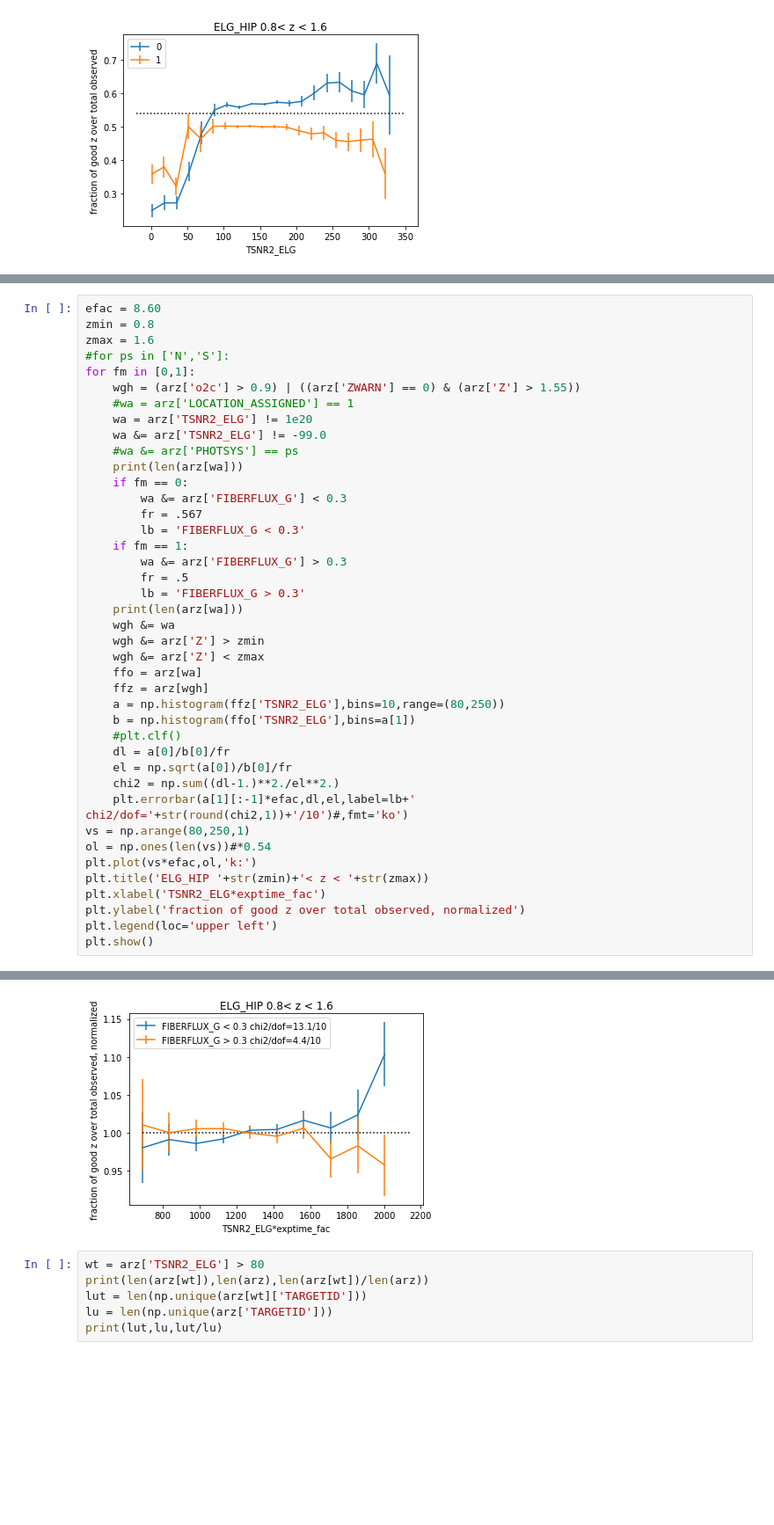
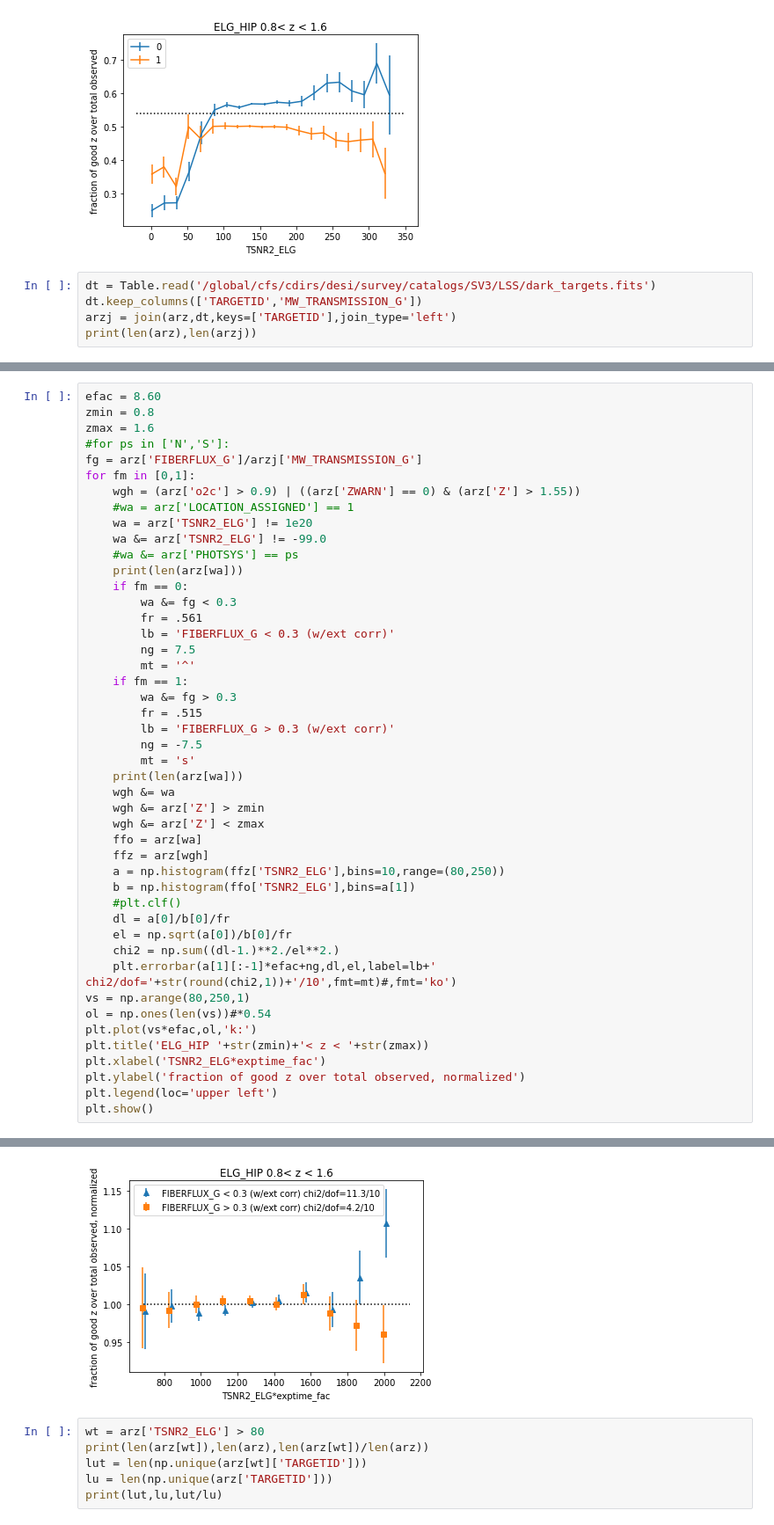
Before and after one commit to desihub/LSS, a Jupyter notebook: Sandbox/ELGzfailSV3.ipynb, the cells around one changed output, grey strips where cells are left out. Shown at 88% size. Saved outputs shown, nothing was run; the diff lists cells and outputs as text; blank space fills up the shorter version.

Commit message:
extinction correction on fiberflux

```diff
--- a/Sandbox/ELGzfailSV3.ipynb
+++ b/Sandbox/ELGzfailSV3.ipynb
@@ -346,3 +346,8 @@ plt.show()
 306895
 129854
 [figure]
+# %%
+dt = Table.read('/global/cfs/cdirs/desi/survey/catalogs/SV3/LSS/dark_targets.fits')
+dt.keep_columns(['TARGETID','MW_TRANSMISSION_G'])
+arzj = join(arz,dt,keys=['TARGETID'],join_type='left')
+print(len(arz),len(arzj))
@@ -351,6 +358,7 @@ efac = 8.60
 zmin = 0.8
 zmax = 1.6
 #for ps in ['N','S']:
+fg = arz['FIBERFLUX_G']/arzj['MW_TRANSMISSION_G']
 for fm in [0,1]:
     wgh = (arz['o2c'] > 0.9) | ((arz['ZWARN'] == 0) & (arz['Z'] > 1.55))
     #wa = arz['LOCATION_ASSIGNED'] == 1
@@ -359,13 +367,17 @@ for fm in [0,1]:
     #wa &= arz['PHOTSYS'] == ps
     print(len(arz[wa]))
     if fm == 0:
-        wa &= arz['FIBERFLUX_G'] < 0.3
-        fr = .567
-        lb = 'FIBERFLUX_G < 0.3'
+        wa &= fg < 0.3
+        fr = .561
+        lb = 'FIBERFLUX_G < 0.3 (w/ext corr)'
+        ng = 7.5
+        mt = '^'
     if fm == 1:
-        wa &= arz['FIBERFLUX_G'] > 0.3
-        fr = .5
-        lb = 'FIBERFLUX_G > 0.3'
+        wa &= fg > 0.3
+        fr = .515
+        lb = 'FIBERFLUX_G > 0.3 (w/ext corr)'
+        ng = -7.5
+        mt = 's'
     print(len(arz[wa]))
     wgh &= wa
     wgh &= arz['Z'] > zmin
@@ -378,7 +390,7 @@ for fm in [0,1]:
     dl = a[0]/b[0]/fr
     el = np.sqrt(a[0])/b[0]/fr
     chi2 = np.sum((dl-1.)**2./el**2.)
-    plt.errorbar(a[1][:-1]*efac,dl,el,label=lb+' chi2/dof='+str(round(chi2,1))+'/10')#,fmt='ko')
+    plt.errorbar(a[1][:-1]*efac+ng,dl,el,label=lb+' chi2/dof='+str(round(chi2,1))+'/10',fmt=mt)#,fmt='ko')
 vs = np.arange(80,250,1)
 ol = np.ones(len(vs))#*0.54
 plt.plot(vs*efac,ol,'k:')
@@ -395,4 +407,4 @@ plt.show()
-[figure, old version]
+[figure, new version]
 # %%
 wt = arz['TSNR2_ELG'] > 80
 print(len(arz[wt]),len(arz),len(arz[wt])/len(arz))
```
Also changed, not shown: parts of 2 cells of this notebook.
